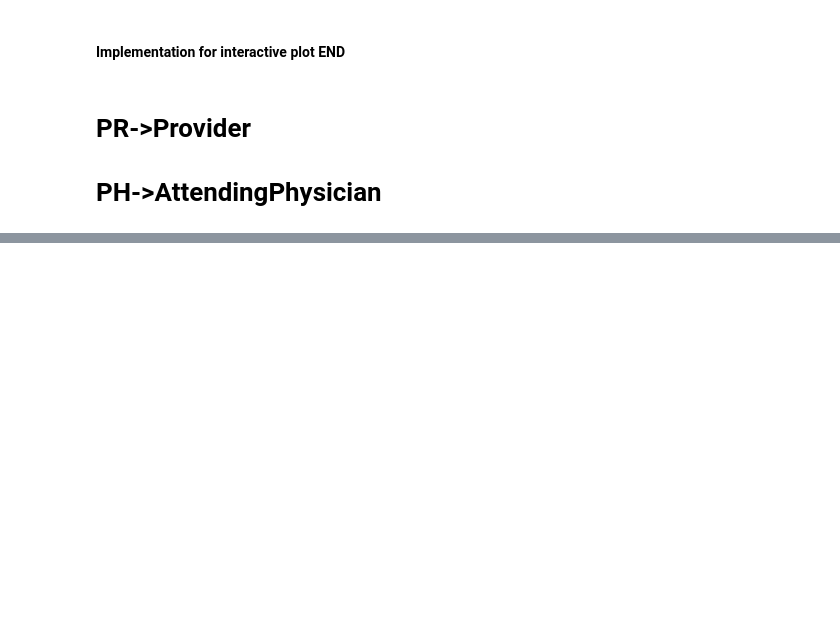
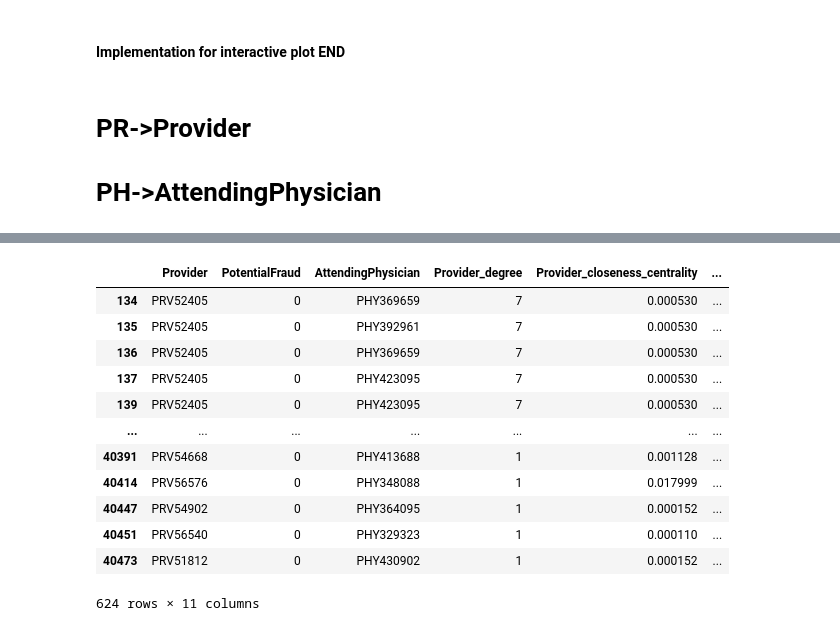
Before and after one commit to dhruv-suraj/Project, a Jupyter notebook: Networkx/network_x_DP1.ipynb, the cells around one changed output, grey strips where cells are left out. Drawn from its saved outputs; the diff is of its cells as text; code cells hidden in the pictures; blank space fills up the shorter version.

```diff
--- a/Networkx/network_x_DP1.ipynb
+++ b/Networkx/network_x_DP1.ipynb
@@ -413,0 +433,17 @@ fig.show()
+# %%
+final_df=(non_fraud.loc[non_fraud['AttendingPhysician_degree'] > 1])
+final_df
+# %% [output]
+|  | Provider | PotentialFraud | AttendingPhysician | Provider_degree | Provider_closeness_centrality | ... |
+| 134 | PRV52405 | 0 | PHY369659 | 7 | 0.000530 | ... |
+| 135 | PRV52405 | 0 | PHY392961 | 7 | 0.000530 | ... |
+| 136 | PRV52405 | 0 | PHY369659 | 7 | 0.000530 | ... |
+| 137 | PRV52405 | 0 | PHY423095 | 7 | 0.000530 | ... |
+| 139 | PRV52405 | 0 | PHY423095 | 7 | 0.000530 | ... |
+| ... | ... | ... | ... | ... | ... | ... |
+| 40391 | PRV54668 | 0 | PHY413688 | 1 | 0.001128 | ... |
+| 40414 | PRV56576 | 0 | PHY348088 | 1 | 0.017999 | ... |
+| 40447 | PRV54902 | 0 | PHY364095 | 1 | 0.000152 | ... |
+| 40451 | PRV56540 | 0 | PHY329323 | 1 | 0.000110 | ... |
+| 40473 | PRV51812 | 0 | PHY430902 | 1 | 0.000152 | ... |
+624 rows × 11 columns
```
Also changed, not shown: parts of 11 cells of this notebook, 1 other file.
